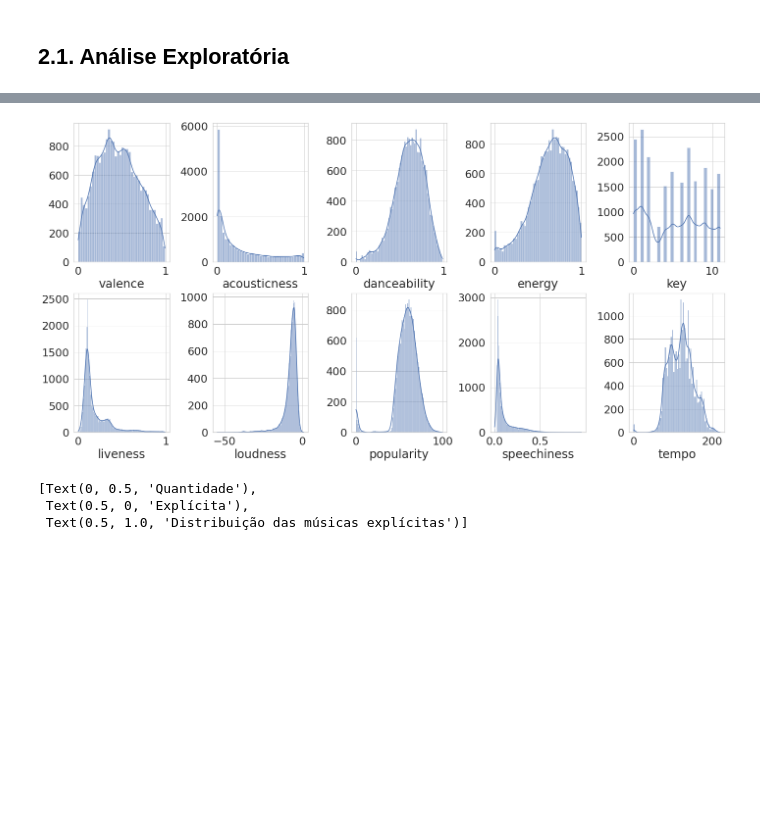
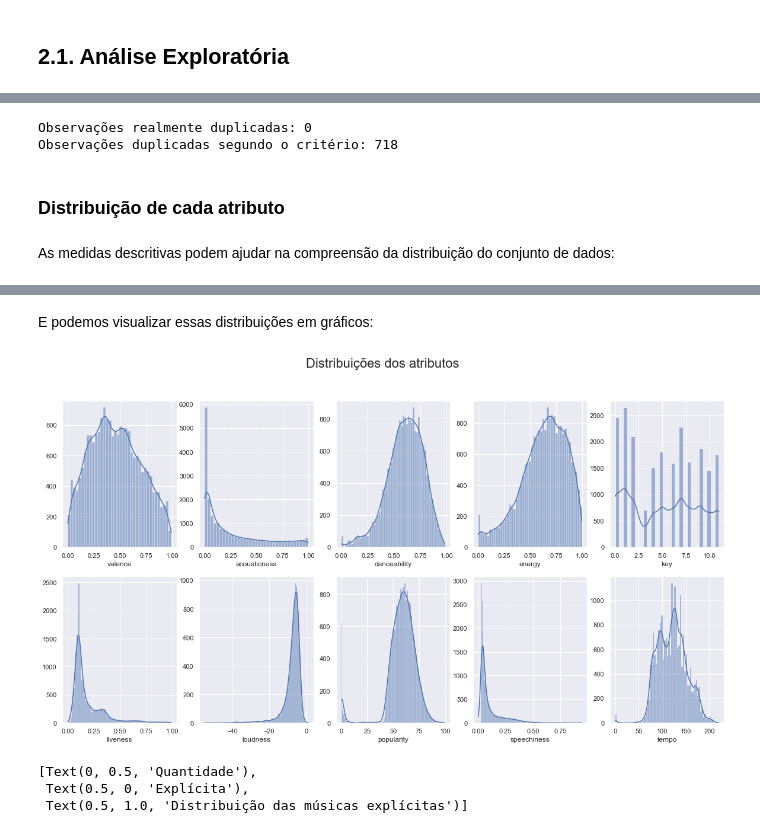
Before and after one commit to julianafalves/Clustering-Project, a Jupyter notebook: Trabalho2.ipynb, the cells around one changed output, grey strips where cells are left out. Cells and saved outputs as stored; diff of their text form; code cells hidden in the pictures; blank space fills up the shorter version.

Commit message:
adicionar textos e modificar códigos dos dados

```diff
--- a/Trabalho2.ipynb
+++ b/Trabalho2.ipynb
@@ -30,8 +25,8 @@ Drive already mounted at /content/drive; to attempt to forcibly remount, call dr
 # %%
-#data = pd.read_csv('dados/data.csv')
-data = pd.read_csv('/content/drive/MyDrive/Clustering Project/data (1).csv')
+data = pd.read_csv('dados/data.csv')
+
 df = data[data['year'] >= 2010]
-graficos = '/content/drive/MyDrive/Clustering Project/'
+
 df.head()
 # %% [output]
 |  | valence | year | acousticness | artists | danceability | duration_ms | energy | explicit | id | ... |
@@ -69,3 +64,13 @@ df.duplicated(subset=['artists', 'name']).sum()
+# %%
+print('Observações realmente duplicadas:', df.duplicated().sum())
+print('Observações duplicadas segundo o critério:', df.duplicated(subset=['artists', 'name', 'duration_ms', 'year']).sum())
+# %% [output]
+Observações realmente duplicadas: 0
+Observações duplicadas segundo o critério: 718
+# %% [markdown]
+### Distribuição de cada atributo
+# %% [markdown]
+As medidas descritivas podem ajudar na compreensão da distribuição do conjunto de dados:
 # %%
 df.describe()
 # %% [output]
@@ -78,19 +83,25 @@ df.describe()
 | 50% | 0.447000 | 2015.000000 | 0.132000 | 0.619000 | 2.150325e+05 | 0.657000 | 0.000000 | 0.000002 | ... |
 | 75% | 0.641000 | 2018.000000 | 0.426000 | 0.732000 | 2.479330e+05 | 0.799000 | 1.000000 | 0.000768 | ... |
 | max | 0.993000 | 2020.000000 | 0.996000 | 0.986000 | 5.403500e+06 | 1.000000 | 1.000000 | 1.000000 | ... |
+# %% [markdown]
+E podemos visualizar essas distribuições em gráficos:
 # %%
+# Seleção de algumas colunas para visualizar
 cols = ['valence', 'acousticness', 'danceability', 'energy', 'key', 'liveness', 'loudness', 'popularity', 'speechiness', 'tempo']
 
 fig, axs = plt.subplots(2,5)
+
+# Configurando o gráfico
 fig.set_figheight(10)
 fig.set_figwidth(20)
-sns.set(font_scale=2)
-plt.tight_layout()
+sns.set(font_scale=1)
+plt.suptitle('Distribuições dos atributos', fontsize=22)
 
+# Para cada atributo selecionado, plotar o histograma correspondente
 for i, col in enumerate(cols):
-  sns.histplot(df[col], ax=axs[i//5,i%5], kde=True, palette='YlGnBu_r')
-  axs[i//5,i%5].set_ylabel('')
+    sns.histplot(df[col], ax=axs[i//5,i%5], kde=True, palette='YlGnBu_r')
+    axs[i//5,i%5].set_ylabel('')
 # %% [output]
-[figure, old version]
+[figure, new version]
 # %%
 sns.set(font_scale=1)
```
Also changed, not shown: parts of 26 cells of this notebook.
